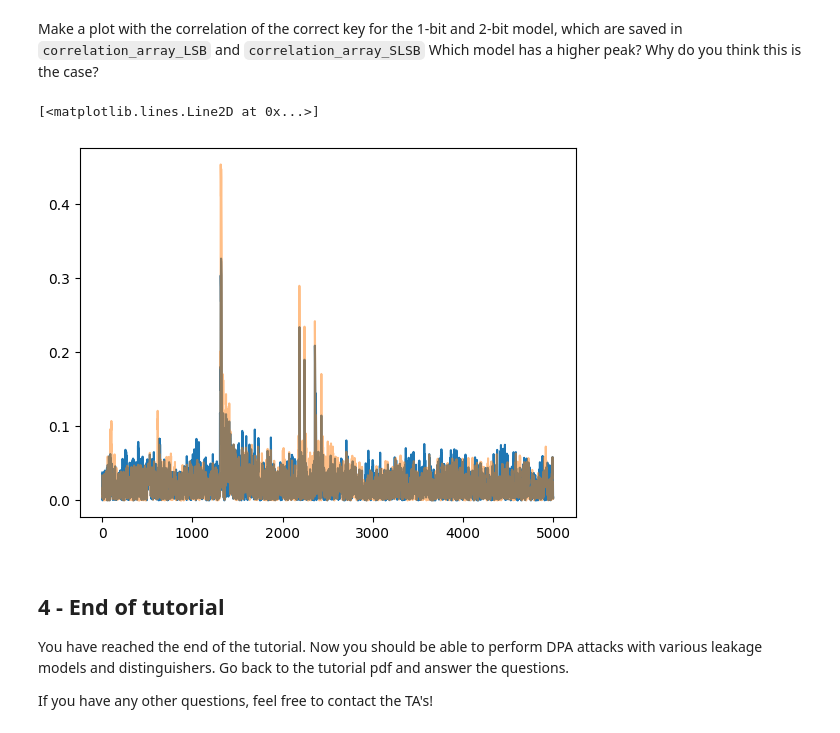
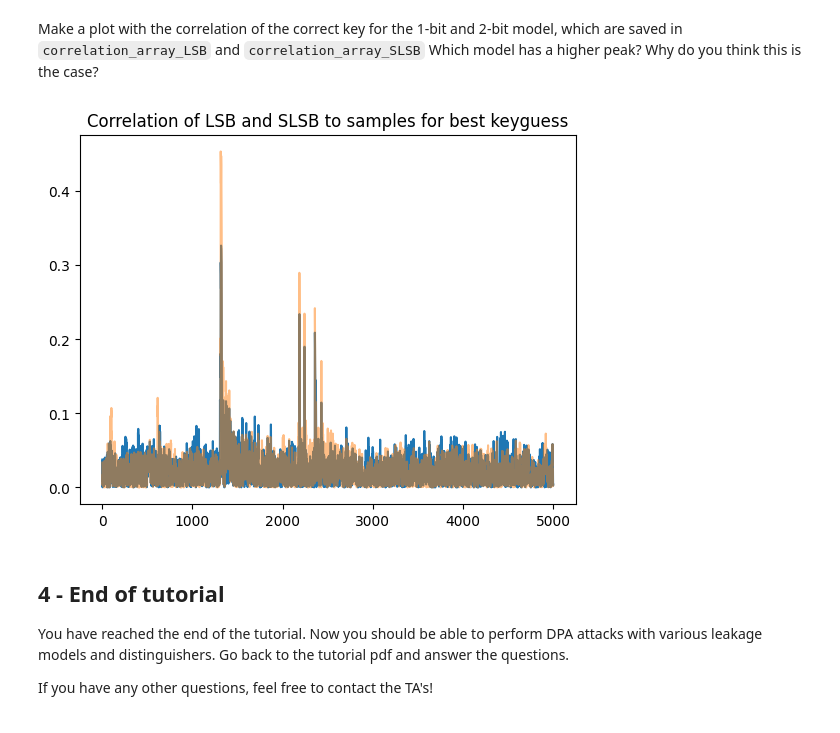
Before and after one commit to christiangroothuis/physical-attacks-tutorials, a Jupyter notebook: Tutorial 2/Tutorial2_DPA_AES_software.ipynb, the cells around one changed output. Cells and saved outputs as stored; diff of their text form; code cells hidden in the pictures.

Commit message:
Add title

````diff
--- a/Tutorial 2/Tutorial2_DPA_AES_software.ipynb
+++ b/Tutorial 2/Tutorial2_DPA_AES_software.ipynb
@@ -676,12 +676,12 @@ plt.show()
 Make a plot with the correlation of the correct key for the 1-bit and 2-bit model, which are saved in ```correlation_array_LSB``` and ```correlation_array_SLSB```  Which model has a higher peak? Why do you think this is the case?
 # %%
 fig = plt.figure()
-
 plt.plot(correlation_array_LSB)
 plt.plot(correlation_array_SLSB, alpha=0.5)
+plt.title("Correlation of LSB and SLSB to samples for best keyguess")
+plt.show()
 # %% [output]
-[<matplotlib.lines.Line2D at 0x...>]
-[figure, old version]
+[figure, new version]
 # %% [markdown]
 ## 4 - End of tutorial
 
````
Also changed, not shown: parts of 1 cell of this notebook.
